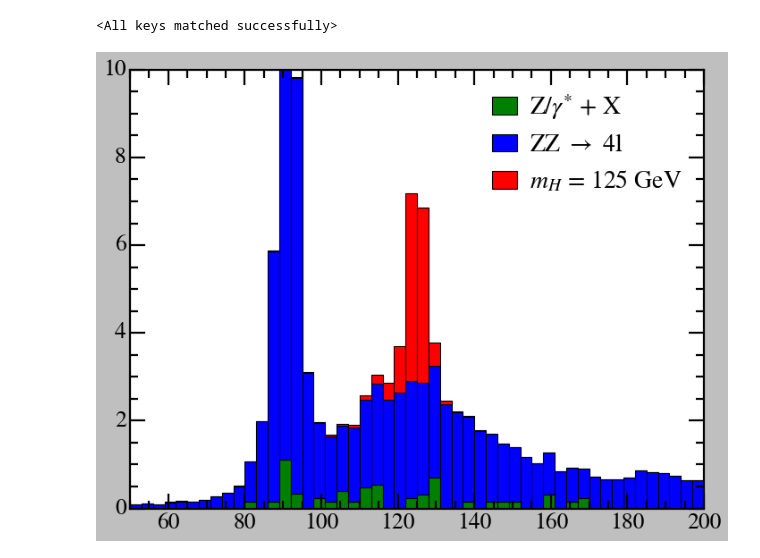
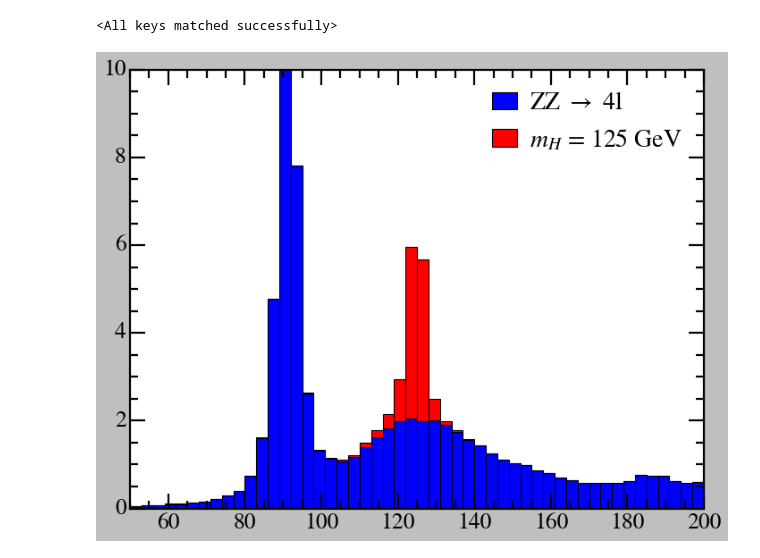
Before and after one commit to vinh-qtran/mit-jlab-sp25, a Jupyter notebook: higgs/preliminary/analysis.ipynb, the cells around one changed output. Saved outputs shown, nothing was run; the diff lists cells and outputs as text; code cells hidden in the pictures.

Commit message:
Update higgs analysis

```diff
--- a/higgs/preliminary/analysis.ipynb
+++ b/higgs/preliminary/analysis.ipynb
@@ -56,7 +56,6 @@ mc_higgs_all_data = four_leptons_data.apply_basic_cuts(
             MC_dir + 'higgs2012.csv'
         ]
     ],
-    lepton_pT_cuts=None,lepton_eta_cuts=None,
     heavier_Z_cuts=None,lighter_Z_cuts=None,
     show_cut_info=True
 )
@@ -74,7 +73,6 @@ mc_zz_all_data = four_leptons_data.apply_basic_cuts(
             MC_dir + 'zzto4e2012.csv',
         ]
     ],
-    lepton_pT_cuts=None,lepton_eta_cuts=None,
     heavier_Z_cuts=None,lighter_Z_cuts=None,
     show_cut_info=True
 )
@@ -89,7 +87,6 @@ mc_dy_all_data = four_leptons_data.apply_basic_cuts(
             MC_dir + 'dy50_2012.csv'
         ]
     ],
-    lepton_pT_cuts=None,lepton_eta_cuts=None,
     heavier_Z_cuts=None,lighter_Z_cuts=None,
     show_cut_info=True
 )
@@ -102,7 +99,6 @@ mc_tt_all_data = four_leptons_data.apply_basic_cuts(
             MC_dir + 'ttbar2012.csv'
         ]
     ],
-    lepton_pT_cuts=None,lepton_eta_cuts=None,
     heavier_Z_cuts=None,lighter_Z_cuts=None,
     show_cut_info=True
 )
@@ -231,17 +226,11 @@ all_higgs_and_zz_data = [
         MC_dir + 'zzto4mu2012.csv',
         MC_dir + 'zzto2mu2e2012.csv',
         MC_dir + 'zzto4e2012.csv',
-
-        MC_dir + 'dy1050_2011.csv',
-        MC_dir + 'dy50_2011.csv',
-        MC_dir + 'dy1050_2012.csv',
-        MC_dir + 'dy50_2012.csv',
     ]
 ]
 
 all_higgs_and_zz_data = four_leptons_data.apply_basic_cuts(
     all_higgs_and_zz_data,
-    lepton_pT_cuts=None,lepton_eta_cuts=None,
     heavier_Z_cuts=None,lighter_Z_cuts=None,
     show_cut_info=False
 )
@@ -255,7 +244,7 @@ fields = [
 
 X_higgs_and_zz, Y_higgs_and_zz = four_leptons_nn.get_training_data(
     all_data = all_higgs_and_zz_data,
-    data_labels = [1]*2 + [0]*10,
+    data_labels = [1]*2 + [0]*6,
     fields = fields,
 )
 higgs_and_zz_train_loader, higgs_and_zz_val_loader, N_data, N_train, N_val = four_leptons_nn.get_training_dataloaders(
@@ -356,8 +345,7 @@ nn_higgs_and_zz_data = four_leptons_nn.apply_nn_cut(
 )
 
 nn_higgs_data = nn_higgs_and_zz_data[:2]
-nn_zz_data = nn_higgs_and_zz_data[2:8]
-nn_dy_data = nn_higgs_and_zz_data[8:]
+nn_zz_data = nn_higgs_and_zz_data[2:]
 # %%
 bins = np.linspace(50,200,51)
 bin_centers = (bins[1:] + bins[:-1]) / 2
@@ -369,16 +356,15 @@ nn_dy_hist = four_leptons_data.get_histogram(nn_dy_data, params.scales_dy, 'm4l'
 # %%
 fig, ax = plt.subplots(figsize=(9,7))
 
-stack = ax.bar(bin_centers, nn_dy_hist, align='center', width=bin_width, label=r'Z/$\gamma^{*}$ + X', color='green')
-stack = ax.bar(bin_centers, nn_zz_hist, align='center', width=bin_width, label=r'ZZ $\rightarrow$ 4l', color='blue',bottom=nn_dy_hist)
-stack = ax.bar(bin_centers, nn_higgs_hist, align='center', width=bin_width, label=r'$m_{H}$ = 125 GeV', color='red', bottom=nn_dy_hist+nn_zz_hist)
+stack = ax.bar(bin_centers, nn_zz_hist, align='center', width=bin_width, label=r'ZZ $\rightarrow$ 4l', color='blue')
+stack = ax.bar(bin_centers, nn_higgs_hist, align='center', width=bin_width, label=r'$m_{H}$ = 125 GeV', color='red', bottom=nn_zz_hist)
 
 ax.legend(loc='upper right', frameon=False, ncol=1, handletextpad=0.5, handlelength=1.0, columnspacing=0.5)
 
 ax.set_xlim(50,200)
 ax.set_ylim(0, 10)
 
 plt.tight_layout()
 plt.show()
 # %% [output]
-[figure, old version]
+[figure, new version]
```
Also changed, not shown: parts of 8 cells of this notebook, 3 other files.
